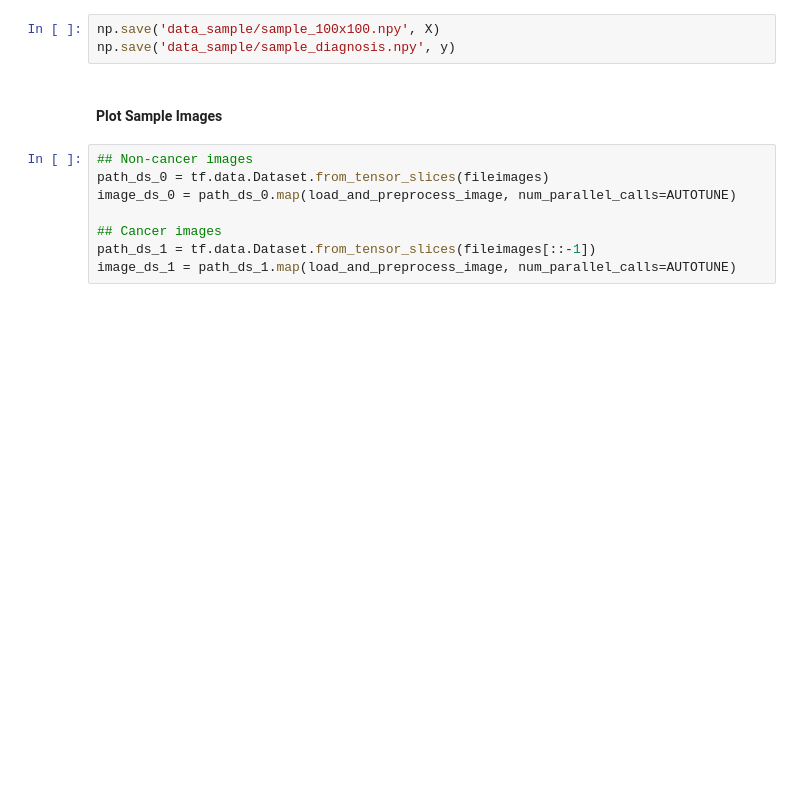
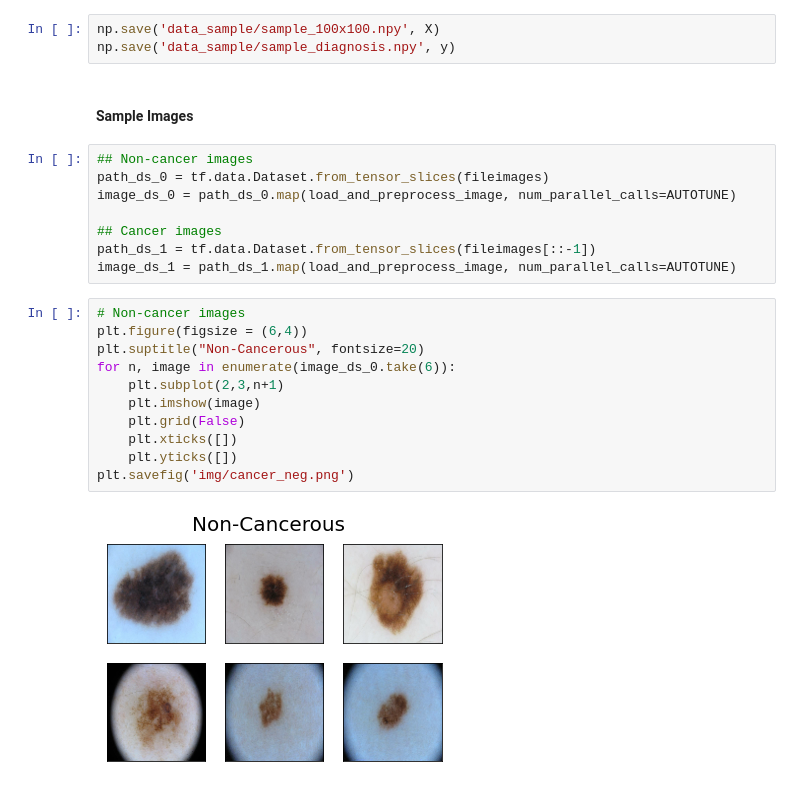
Before and after one commit to taksug229/cancer-image-recognition, a Jupyter notebook: 0. Data extraction and cleaning.ipynb, the cells around one changed output. Drawn from its saved outputs; the diff is of its cells as text; blank space fills up the shorter version.

```diff
--- a/0. Data extraction and cleaning.ipynb
+++ b/0. Data extraction and cleaning.ipynb
@@ -124,7 +124,7 @@ X = np.asarray(X)
 np.save('data_sample/sample_100x100.npy', X)
 np.save('data_sample/sample_diagnosis.npy', y)
 # %% [markdown]
-#### Plot Sample Images
+#### Sample Images
 # %%
 ## Non-cancer images
 path_ds_0 = tf.data.Dataset.from_tensor_slices(fileimages)
@@ -133,4 +133,17 @@ image_ds_0 = path_ds_0.map(load_and_preprocess_image, num_parallel_calls=AUTOTUN
 ## Cancer images
 path_ds_1 = tf.data.Dataset.from_tensor_slices(fileimages[::-1])
 image_ds_1 = path_ds_1.map(load_and_preprocess_image, num_parallel_calls=AUTOTUNE)
+# %%
+# Non-cancer images
+plt.figure(figsize = (6,4))
+plt.suptitle("Non-Cancerous", fontsize=20)
+for n, image in enumerate(image_ds_0.take(6)):
+    plt.subplot(2,3,n+1)
+    plt.imshow(image)
+    plt.grid(False)
+    plt.xticks([])
+    plt.yticks([])
+plt.savefig('img/cancer_neg.png')
+# %% [output]
+[figure, added]
 # %%
```
Also changed, not shown: parts of 2 cells of this notebook, 11 other files.
